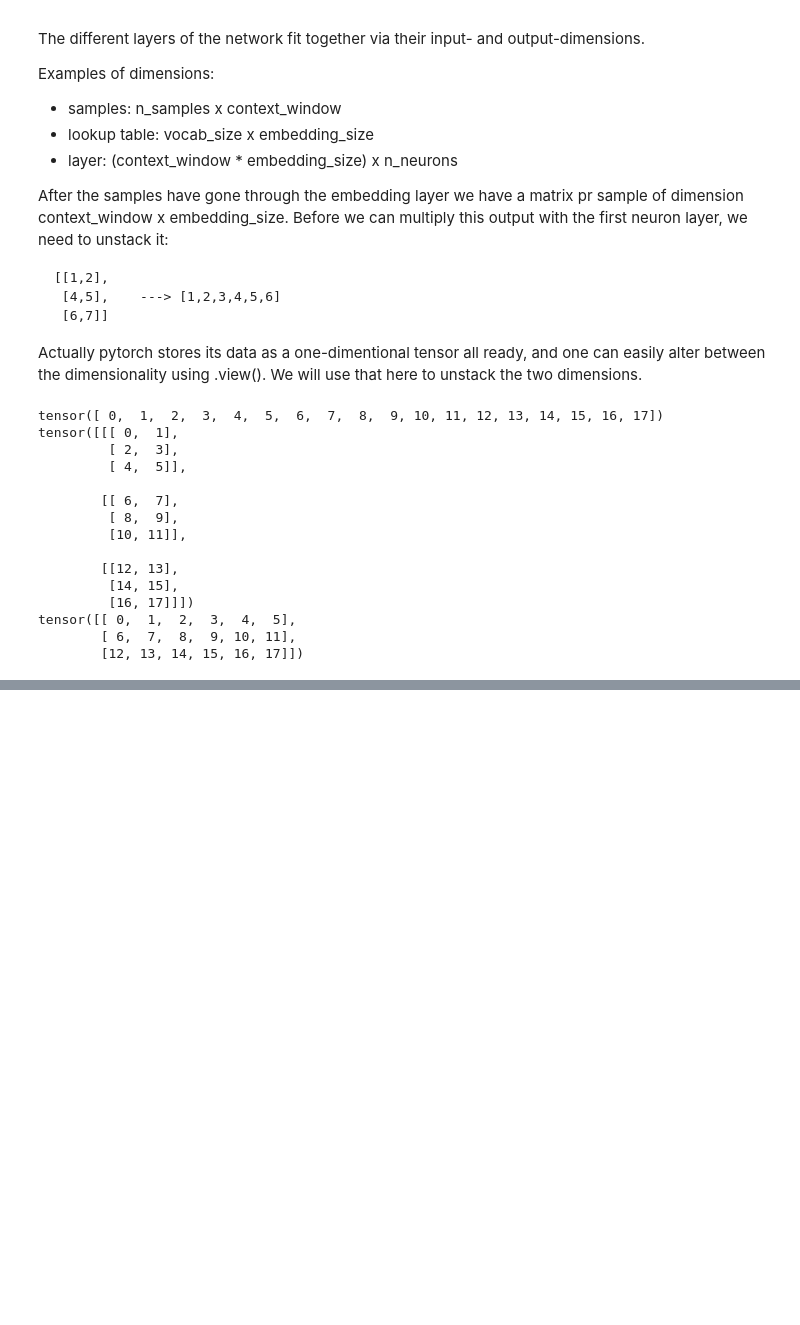
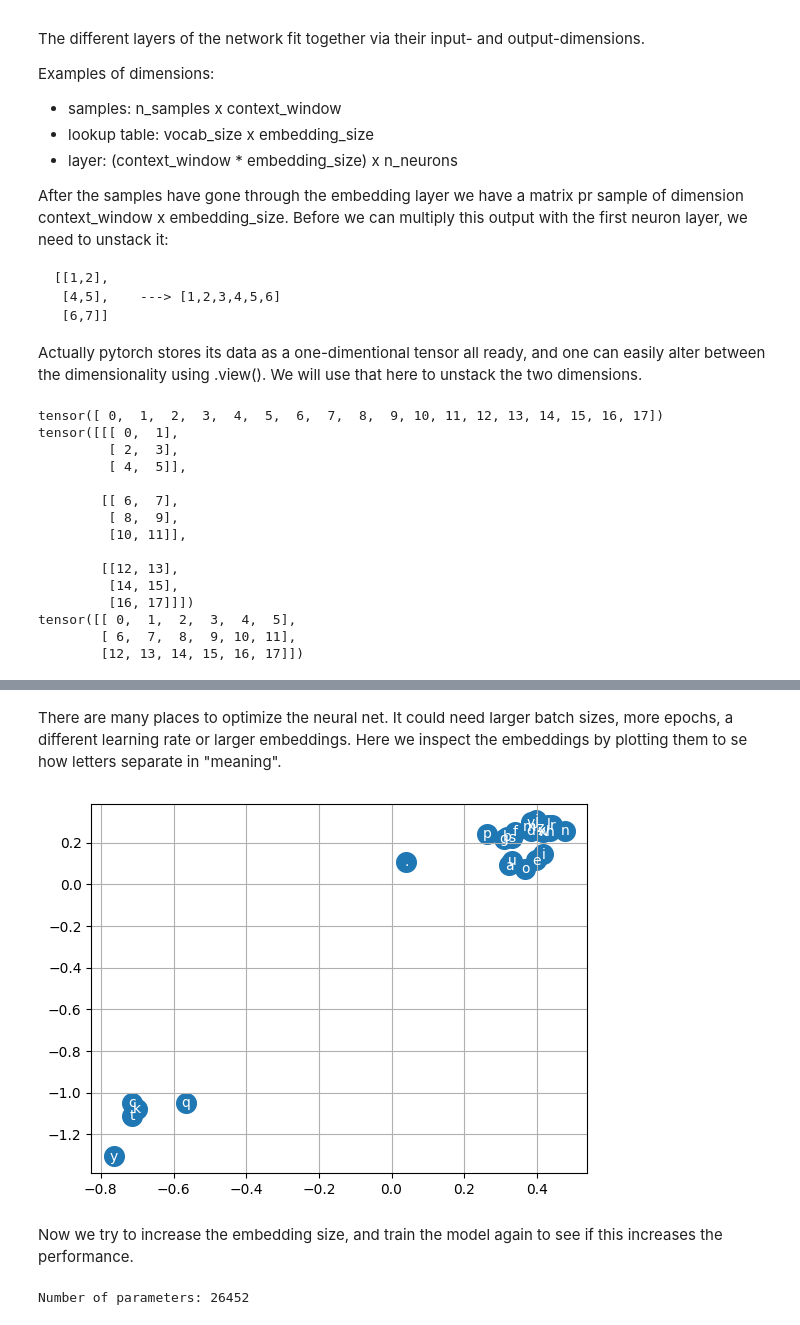
Before and after one commit to esbeneickhardt/karpathyintro, a Jupyter notebook: notebooks/Makemore/2. MLP Language Model.ipynb, the cells around one changed output, grey strips where cells are left out. Cells and saved outputs as stored; diff of their text form; code cells hidden in the pictures; blank space fills up the shorter version.

```diff
--- a/notebooks/Makemore/2. MLP Language Model.ipynb
+++ b/notebooks/Makemore/2. MLP Language Model.ipynb
@@ -435,0 +283,5 @@ Now we can see that the best learning rate is the best when it is around 0.01. I
+# %%
+# Hyperparameters
+epochs = 1000
+lr = 0.1
+minibatch_size = 32
@@ -435,0 +635,30 @@ Now we can see that the best learning rate is the best when it is around 0.01. I
+# %% [markdown]
+There are many places to optimize the neural net. It could need larger batch sizes, more epochs, a different learning rate or larger embeddings. Here we inspect the embeddings by plotting them to se how letters separate in "meaning".
+# %%
+plt.scatter(C[:,0].data, C[:,1].data, s=200)
+for i in range(C.shape[0]):
+    plt.text(C[i,0].item(), C[i,1].item(), idx_to_chr[i], ha="center", va="center", color="white")
+plt.grid('minor')
+# %% [output]
+[figure, added]
+# %% [markdown]
+Now we try to increase the embedding size, and train the model again to see if this increases the performance.
+# %%
+# Lookup table
+C = torch.randn([27, 25])
+
+# Weights and biases
+W1 = torch.randn([75,250])
+b1 = torch.randn([250])
+W2 = torch.randn([250,27])
+b2 = torch.randn([27])
+
+# Placing parameters in list
+parameters = [C, W1, b1, W2, b2]
+
+# Enabling gradients
+for p in parameters:
+    p.requires_grad = True
+print("Number of parameters: " + str(sum(p.nelement() for p in parameters)))
+# %% [output]
+Number of parameters: 26452
```
Also changed, not shown: parts of 66 cells of this notebook.
